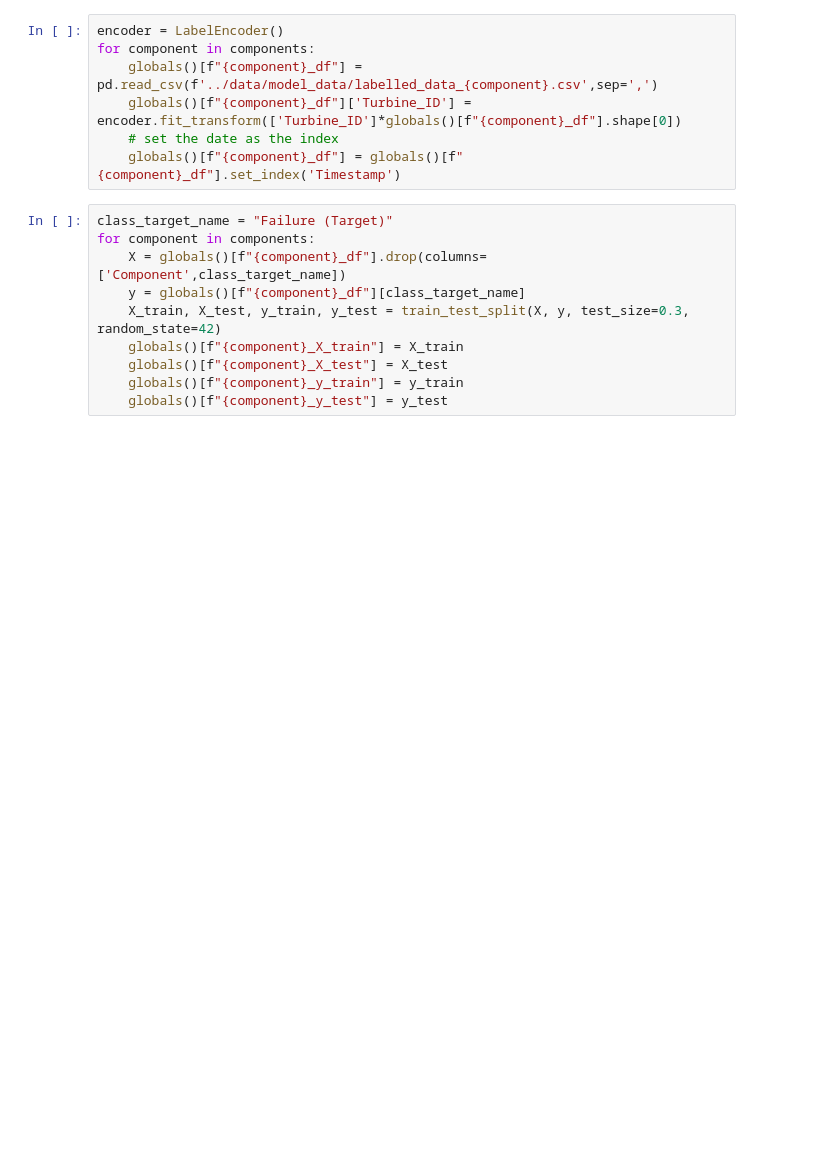
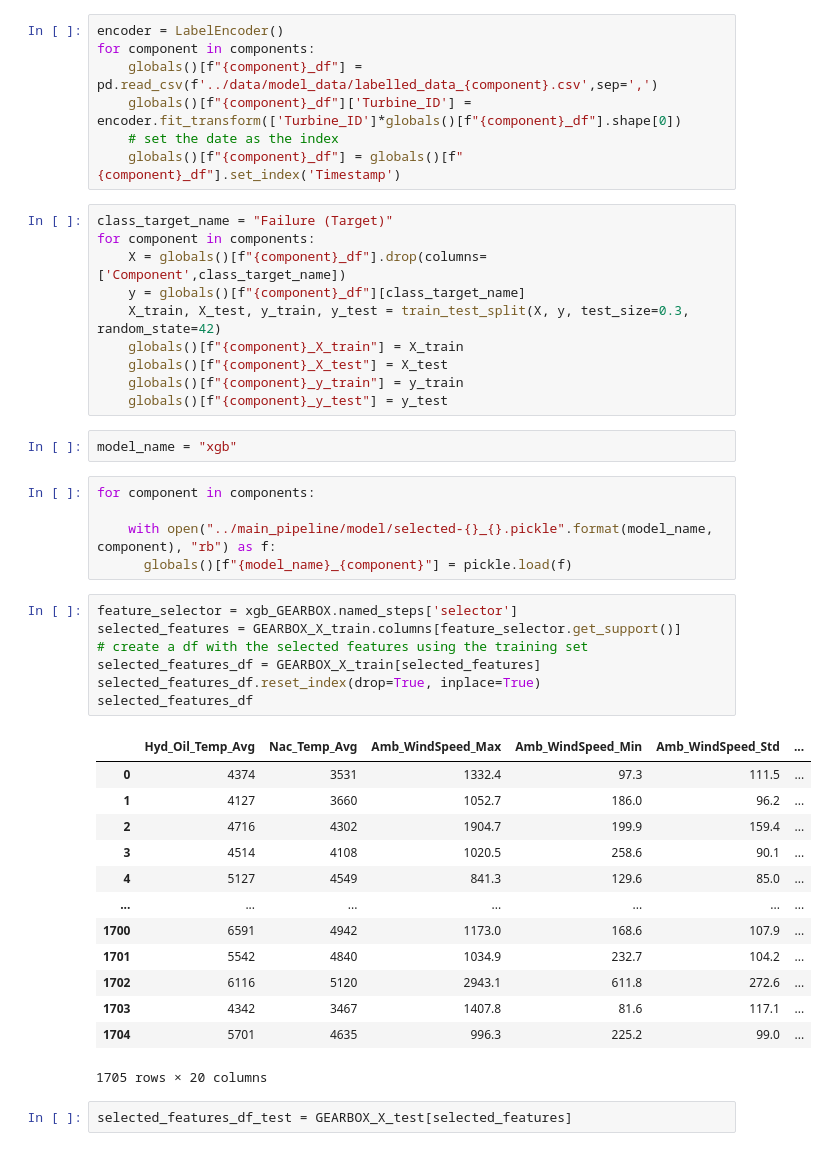
Before and after one commit to Supriya251998/wind_Turbine, a Jupyter notebook: XAI/Anchors.ipynb, the cells around one changed output. Saved outputs shown, nothing was run; the diff lists cells and outputs as text; blank space fills up the shorter version.

```diff
--- a/XAI/Anchors.ipynb
+++ b/XAI/Anchors.ipynb
@@ -33,3 +33,33 @@ for component in components:
     globals()[f"{component}_X_test"] = X_test
     globals()[f"{component}_y_train"] = y_train
     globals()[f"{component}_y_test"] = y_test
+# %%
+model_name = "xgb"
+# %%
+for component in components:
+
+    with open("../main_pipeline/model/selected-{}_{}.pickle".format(model_name, component), "rb") as f:
+      globals()[f"{model_name}_{component}"] = pickle.load(f)
+# %%
+feature_selector = xgb_GEARBOX.named_steps['selector']
+selected_features = GEARBOX_X_train.columns[feature_selector.get_support()]
+# create a df with the selected features using the training set
+selected_features_df = GEARBOX_X_train[selected_features]
+selected_features_df.reset_index(drop=True, inplace=True)
+selected_features_df
+# %% [output]
+|  | Hyd_Oil_Temp_Avg | Nac_Temp_Avg | Amb_WindSpeed_Max | Amb_WindSpeed_Min | Amb_WindSpeed_Std | ... |
+| 0 | 4374 | 3531 | 1332.4 | 97.3 | 111.5 | ... |
+| 1 | 4127 | 3660 | 1052.7 | 186.0 | 96.2 | ... |
+| 2 | 4716 | 4302 | 1904.7 | 199.9 | 159.4 | ... |
+| 3 | 4514 | 4108 | 1020.5 | 258.6 | 90.1 | ... |
+| 4 | 5127 | 4549 | 841.3 | 129.6 | 85.0 | ... |
+| ... | ... | ... | ... | ... | ... | ... |
+| 1700 | 6591 | 4942 | 1173.0 | 168.6 | 107.9 | ... |
+| 1701 | 5542 | 4840 | 1034.9 | 232.7 | 104.2 | ... |
+| 1702 | 6116 | 5120 | 2943.1 | 611.8 | 272.6 | ... |
+| 1703 | 4342 | 3467 | 1407.8 | 81.6 | 117.1 | ... |
+| 1704 | 5701 | 4635 | 996.3 | 225.2 | 99.0 | ... |
+1705 rows × 20 columns
+# %%
+selected_features_df_test = GEARBOX_X_test[selected_features]
```
Also changed, not shown: parts of 8 cells of this notebook.
